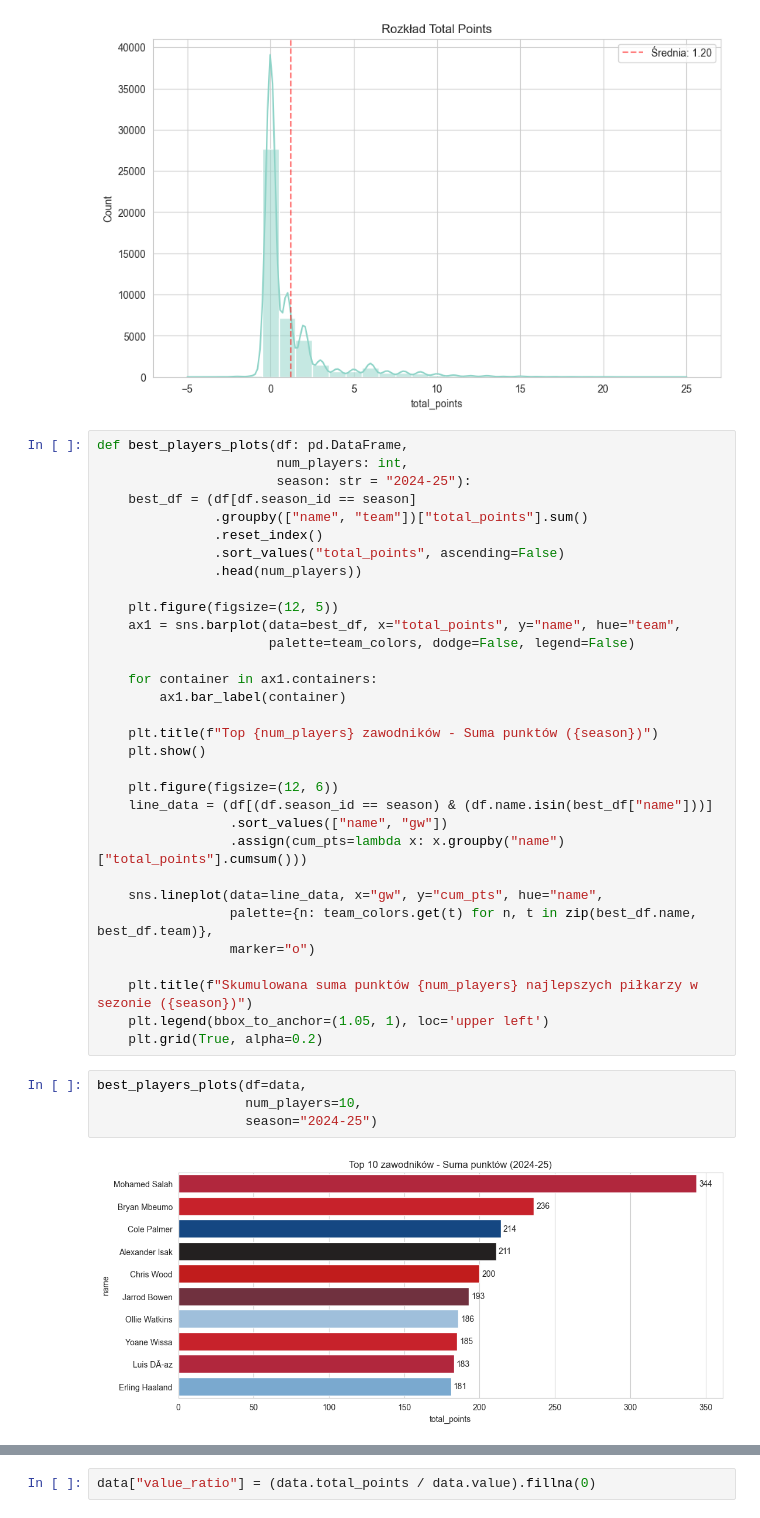
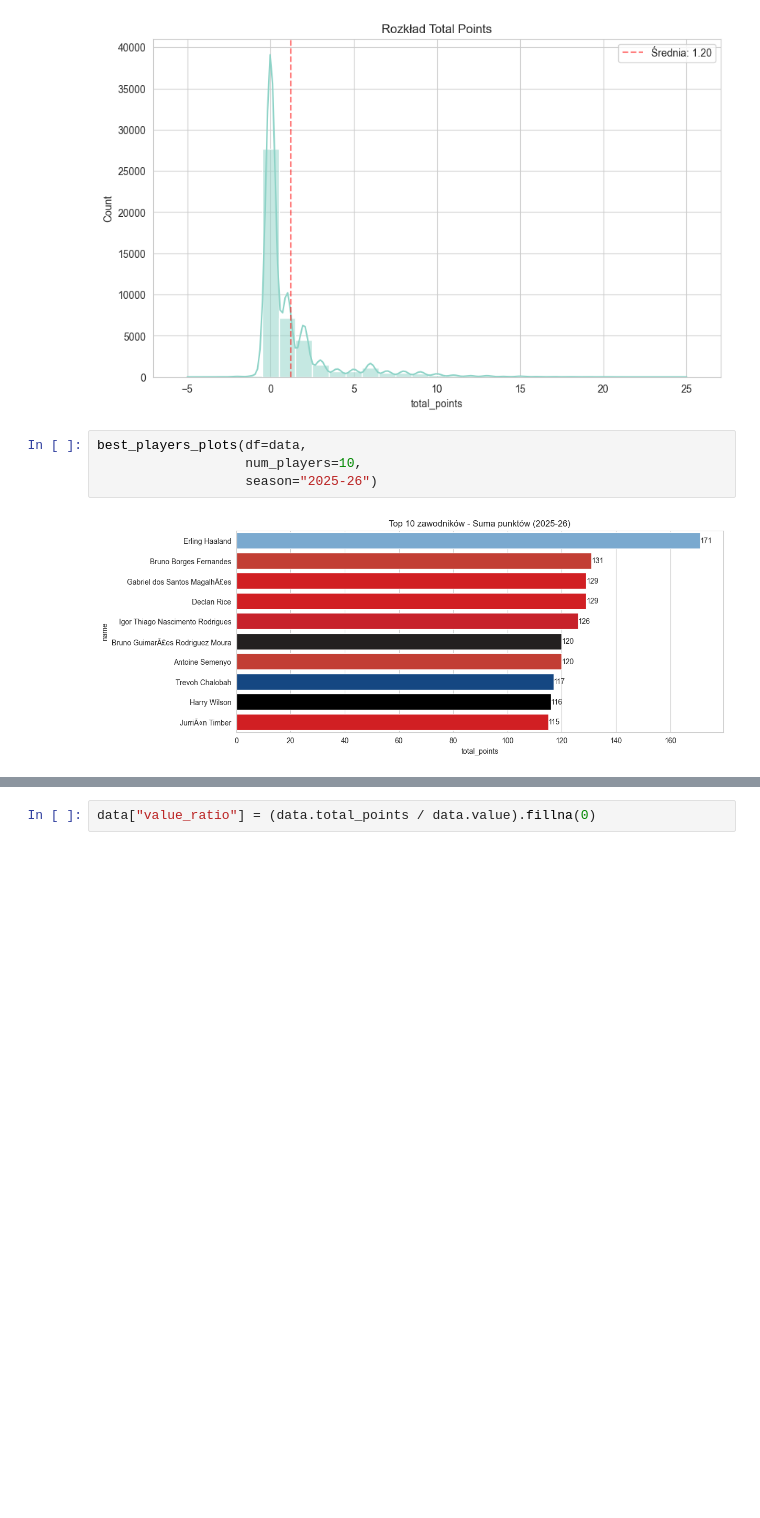
Before and after one commit to ruus77/FPL-Points-Predictions, a Jupyter notebook: Notebooks/EDA.ipynb, the cells around one changed output, grey strips where cells are left out. Saved outputs shown, nothing was run; the diff lists cells and outputs as text; blank space fills up the shorter version.

Commit message:
eda further plots and analysis

```diff
--- a/Notebooks/EDA.ipynb
+++ b/Notebooks/EDA.ipynb
@@ -70,41 +70,9 @@ plt.title("Rozkład Total Points")
 # %% [output]
 Text(0.5, 1.0, 'Rozkład Total Points')
 [figure]
-# %%
-def best_players_plots(df: pd.DataFrame,
-                       num_players: int,
-                       season: str = "2024-25"):
-    best_df = (df[df.season_id == season]
-               .groupby(["name", "team"])["total_points"].sum()
-               .reset_index()
-               .sort_values("total_points", ascending=False)
-               .head(num_players))
-
-    plt.figure(figsize=(12, 5))
-    ax1 = sns.barplot(data=best_df, x="total_points", y="name", hue="team",
-                      palette=team_colors, dodge=False, legend=False)
-
-    for container in ax1.containers:
-        ax1.bar_label(container)
-
-    plt.title(f"Top {num_players} zawodników - Suma punktów ({season})")
-    plt.show()
-
-    plt.figure(figsize=(12, 6))
-    line_data = (df[(df.season_id == season) & (df.name.isin(best_df["name"]))]
-                 .sort_values(["name", "gw"])
-                 .assign(cum_pts=lambda x: x.groupby("name")["total_points"].cumsum()))
-
-    sns.lineplot(data=line_data, x="gw", y="cum_pts", hue="name",
-                 palette={n: team_colors.get(t) for n, t in zip(best_df.name, best_df.team)},
-                 marker="o")
-
-    plt.title(f"Skumulowana suma punktów {num_players} najlepszych piłkarzy w sezonie ({season})")
-    plt.legend(bbox_to_anchor=(1.05, 1), loc='upper left')
-    plt.grid(True, alpha=0.2)
 # %%
 best_players_plots(df=data,
                    num_players=10,
-                   season="2024-25")
+                   season="2025-26")
 # %% [output]
-[figure, old version]
+[figure, new version]
```
Also changed, not shown: parts of 14 cells of this notebook, 1 other file.
